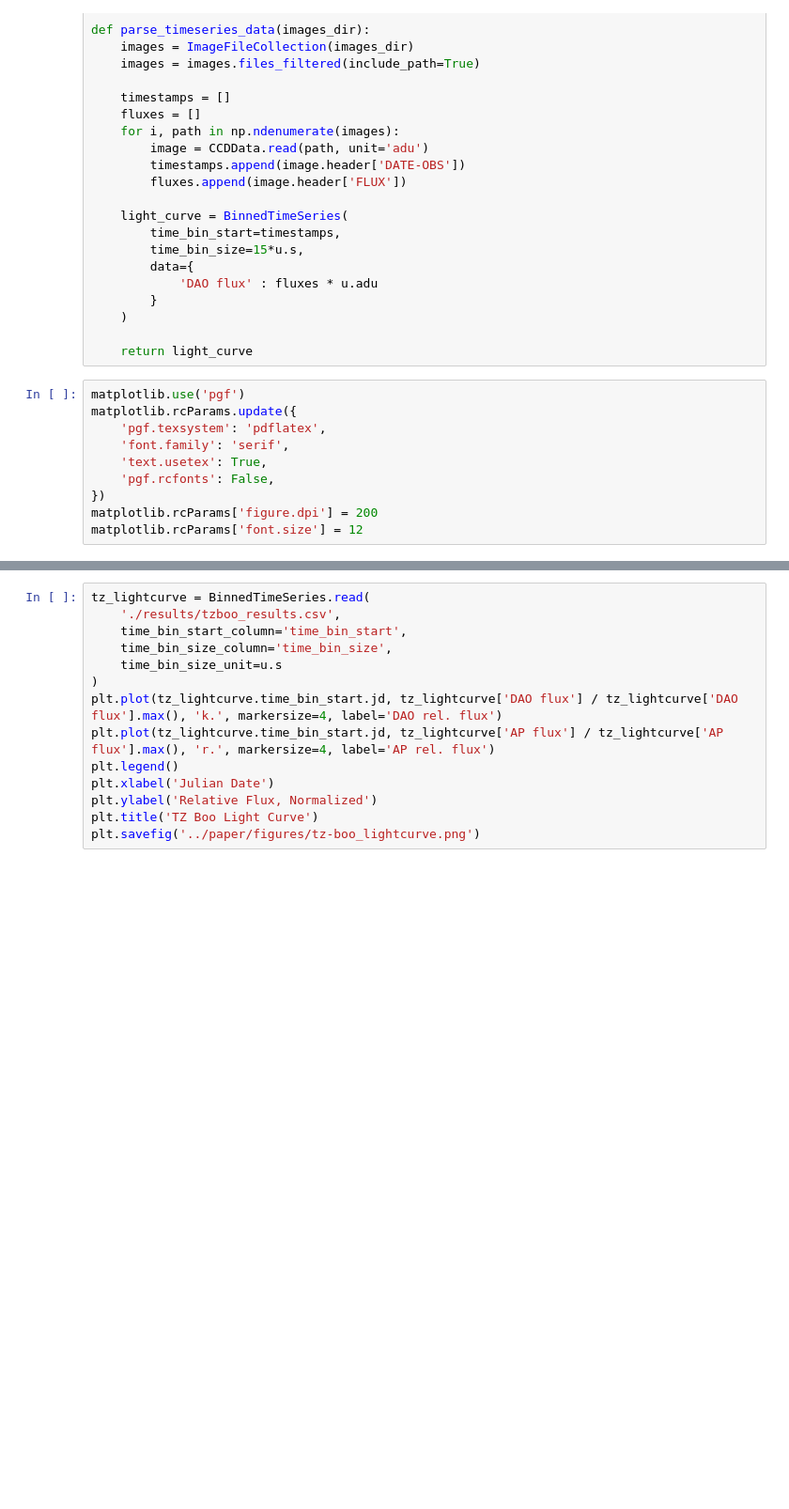
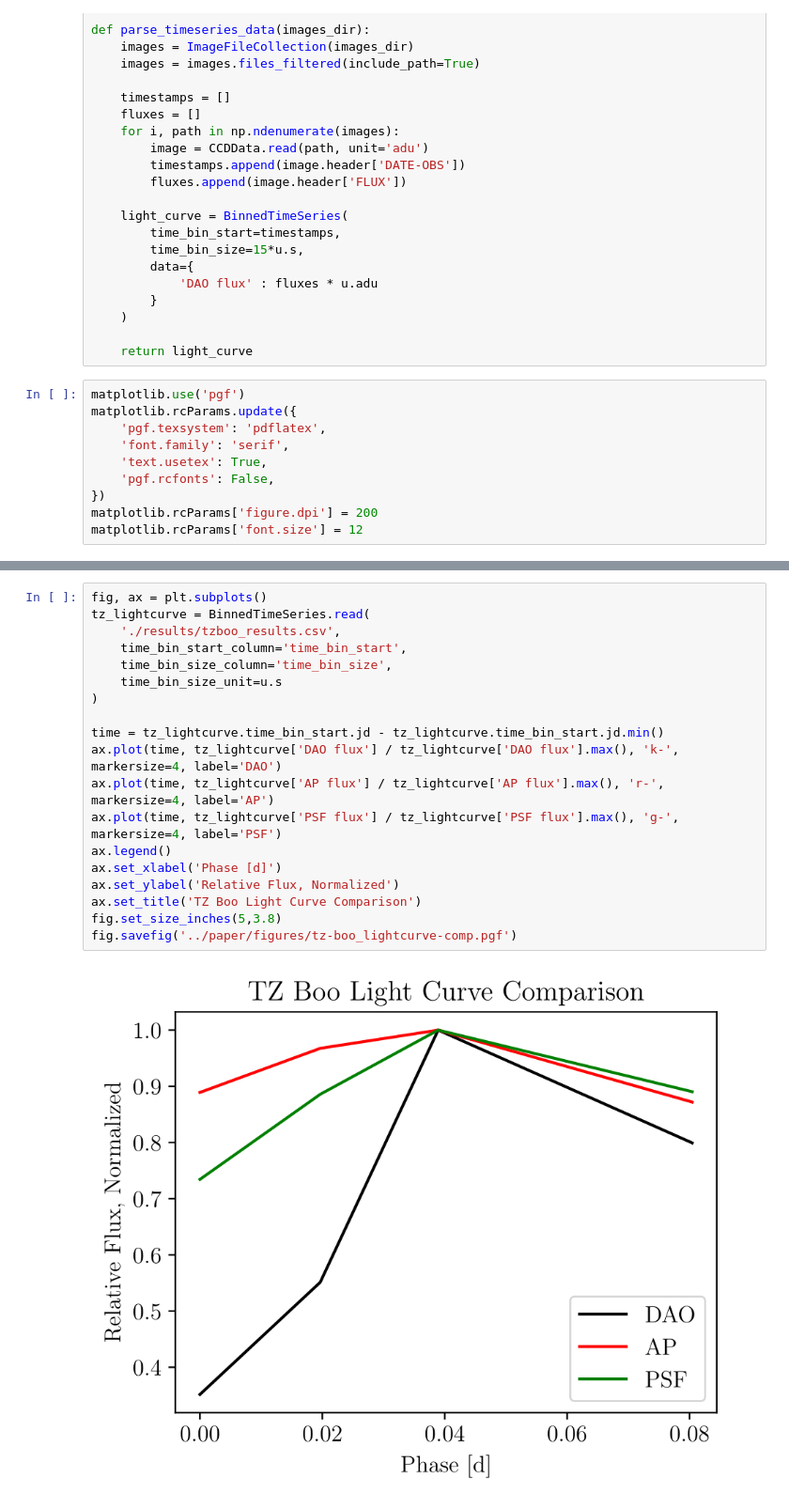
Before and after one commit to matt-ketk/astr-480, a Jupyter notebook: analysis/TimeSeries.ipynb, the cells around one changed output, grey strips where cells are left out. Shown at 94% size. Cells and saved outputs as stored; diff of their text form; blank space fills up the shorter version.

```diff
--- a/analysis/TimeSeries.ipynb
+++ b/analysis/TimeSeries.ipynb
@@ -59,14 +65,21 @@ plt.savefig('../paper/figures/cc-com_lightcurve.png')
 # %%
+fig, ax = plt.subplots()
 tz_lightcurve = BinnedTimeSeries.read(
     './results/tzboo_results.csv',
     time_bin_start_column='time_bin_start',
     time_bin_size_column='time_bin_size',
     time_bin_size_unit=u.s
 )
-plt.plot(tz_lightcurve.time_bin_start.jd, tz_lightcurve['DAO flux'] / tz_lightcurve['DAO flux'].max(), 'k.', markersize=4, label='DAO rel. flux')
-plt.plot(tz_lightcurve.time_bin_start.jd, tz_lightcurve['AP flux'] / tz_lightcurve['AP flux'].max(), 'r.', markersize=4, label='AP rel. flux')
-plt.legend()
-plt.xlabel('Julian Date')
-plt.ylabel('Relative Flux, Normalized')
-plt.title('TZ Boo Light Curve')
-plt.savefig('../paper/figures/tz-boo_lightcurve.png')
+
+time = tz_lightcurve.time_bin_start.jd - tz_lightcurve.time_bin_start.jd.min()
+ax.plot(time, tz_lightcurve['DAO flux'] / tz_lightcurve['DAO flux'].max(), 'k-', markersize=4, label='DAO')
+ax.plot(time, tz_lightcurve['AP flux'] / tz_lightcurve['AP flux'].max(), 'r-', markersize=4, label='AP')
+ax.plot(time, tz_lightcurve['PSF flux'] / tz_lightcurve['PSF flux'].max(), 'g-', markersize=4, label='PSF')
+ax.legend()
+ax.set_xlabel('Phase [d]')
+ax.set_ylabel('Relative Flux, Normalized')
+ax.set_title('TZ Boo Light Curve Comparison')
+fig.set_size_inches(5,3.8)
+fig.savefig('../paper/figures/tz-boo_lightcurve-comp.pgf')
+# %% [output]
+[figure, added]
```
Also changed, not shown: parts of 1 cell of this notebook, 8 other files.
